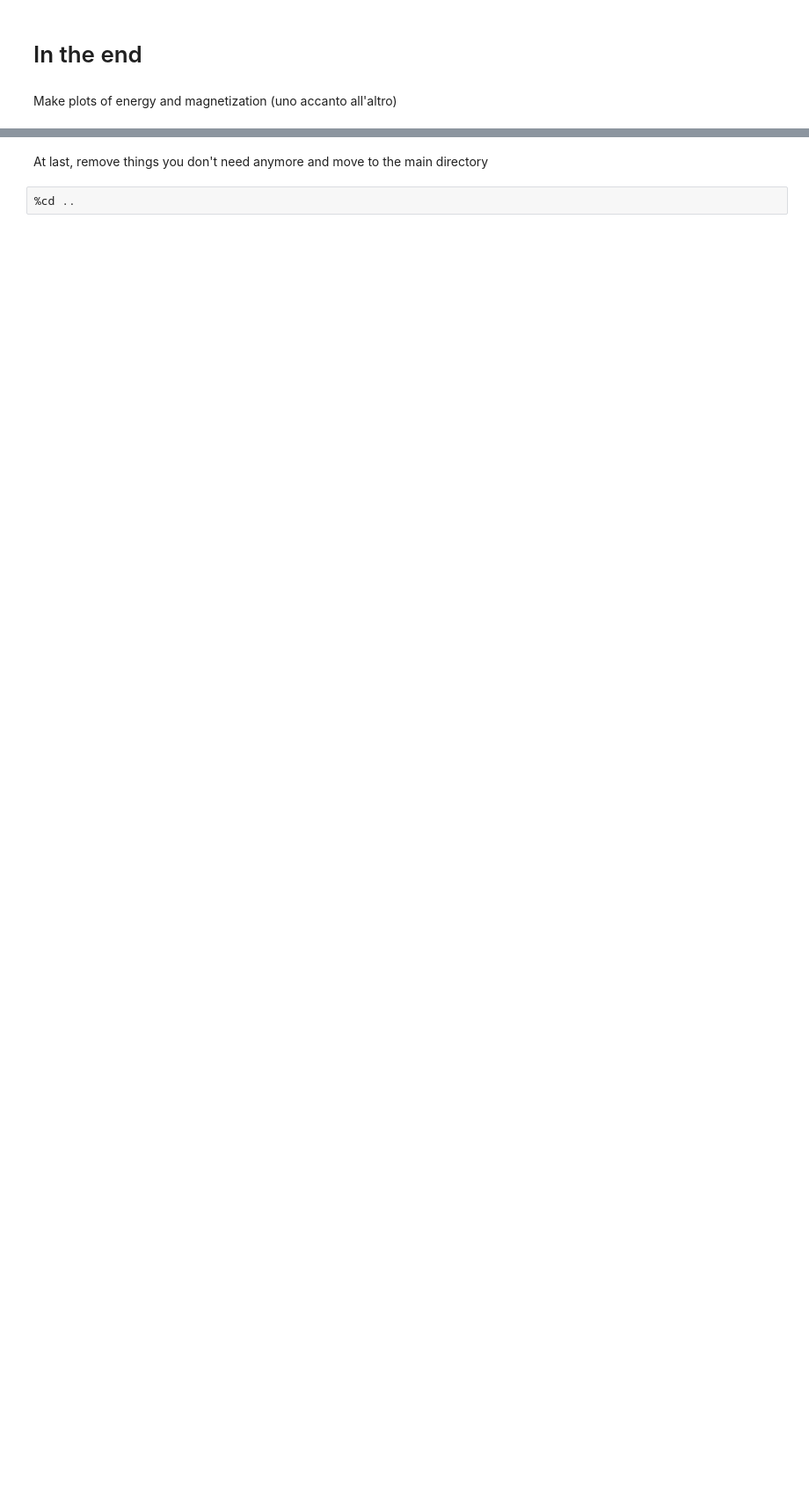
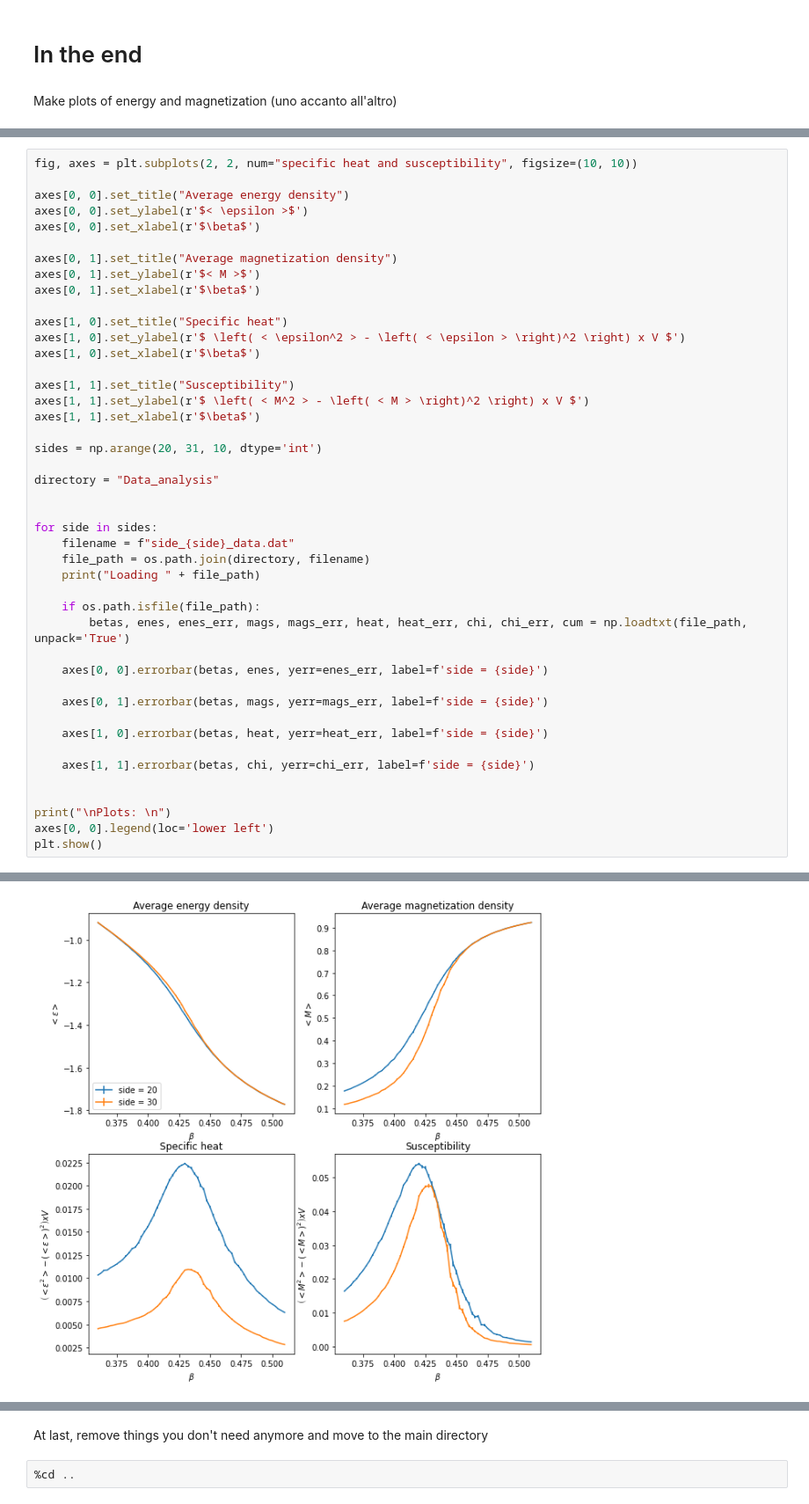
Before and after one commit to Dario-Maglio/Numerical_Methods, a Jupyter notebook: Application_projects/Ising_model_2D/interface_colab.ipynb, the cells around one changed output, grey strips where cells are left out. Shown at 88% size. Cells and saved outputs as stored; diff of their text form; blank space fills up the shorter version.

Commit message:
Added new errorbars and plots

```diff
--- a/Application_projects/Ising_model_2D/interface_colab.ipynb
+++ b/Application_projects/Ising_model_2D/interface_colab.ipynb
@@ -113,0 +88,45 @@ Loading directory Side_60
+# %%
+fig, axes = plt.subplots(2, 2, num="specific heat and susceptibility", figsize=(10, 10))
+
+axes[0, 0].set_title("Average energy density")
+axes[0, 0].set_ylabel(r'$< \epsilon >$')
+axes[0, 0].set_xlabel(r'$\beta$')
+
+axes[0, 1].set_title("Average magnetization density")
+axes[0, 1].set_ylabel(r'$< M >$')
+axes[0, 1].set_xlabel(r'$\beta$')
+
+axes[1, 0].set_title("Specific heat")
+axes[1, 0].set_ylabel(r'$ \left( < \epsilon^2 > - \left( < \epsilon > \right)^2 \right) x V $')
+axes[1, 0].set_xlabel(r'$\beta$')
+
+axes[1, 1].set_title("Susceptibility")
+axes[1, 1].set_ylabel(r'$ \left( < M^2 > - \left( < M > \right)^2 \right) x V $')
+axes[1, 1].set_xlabel(r'$\beta$')
+
+sides = np.arange(20, 31, 10, dtype='int')
+
+directory = "Data_analysis"
+
+
+for side in sides:
+    filename = f"side_{side}_data.dat"
+    file_path = os.path.join(directory, filename)
+    print("Loading " + file_path)
+
+    if os.path.isfile(file_path):
+        betas, enes, enes_err, mags, mags_err, heat, heat_err, chi, chi_err, cum = np.loadtxt(file_path, unpack='True')
+
+    axes[0, 0].errorbar(betas, enes, yerr=enes_err, label=f'side = {side}')
+
+    axes[0, 1].errorbar(betas, mags, yerr=mags_err, label=f'side = {side}')
+
+    axes[1, 0].errorbar(betas, heat, yerr=heat_err, label=f'side = {side}')
+
+    axes[1, 1].errorbar(betas, chi, yerr=chi_err, label=f'side = {side}')
+
+
+print("\nPlots: \n")
+axes[0, 0].legend(loc='lower left')
+plt.show()
+# %% [output]
@@ -113,0 +137 @@ Loading directory Side_60
+[figure, added]
```
Also changed, not shown: parts of 10 cells of this notebook.
